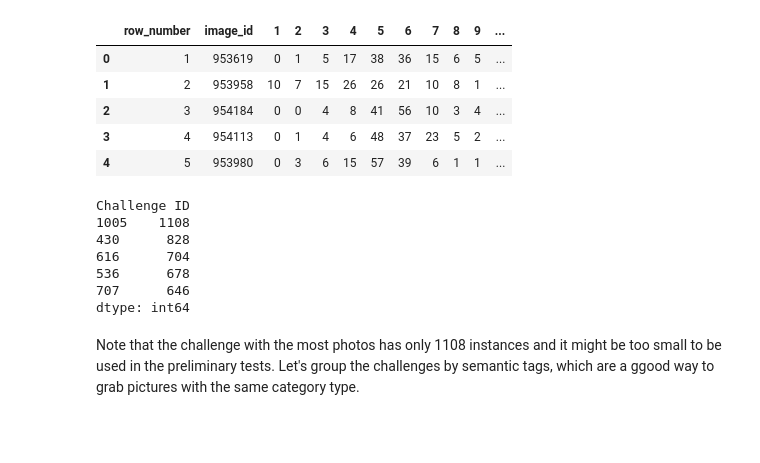
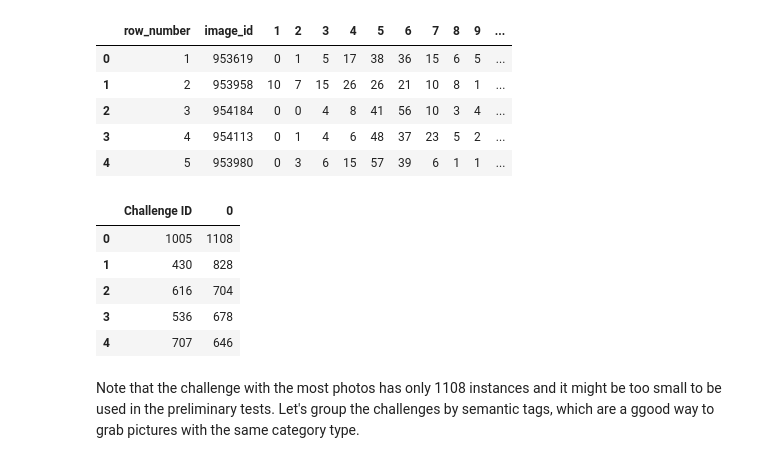
Before and after one commit to tinenbruno/aes_classifier, a Jupyter notebook: jupyter_notebooks/AVA Dataset Notebook.ipynb, the cells around one changed output. Saved outputs shown, nothing was run; the diff lists cells and outputs as text; code cells hidden in the pictures; blank space fills up the shorter version.

```diff
--- a/jupyter_notebooks/AVA Dataset Notebook.ipynb
+++ b/jupyter_notebooks/AVA Dataset Notebook.ipynb
@@ -57,15 +56,14 @@ ava_dataset.head()
 | 4 | 5 | 953980 | 0 | 3 | 6 | 15 | 57 | 39 | 6 | 1 | 1 | ... |
 # %%
 ava_challenge_counts = ava_dataset.groupby(["Challenge ID"]).size()
-ava_challenge_counts.sort_values(ascending=False).head()
+ava_challenge_counts.sort_values(ascending=False).head().reset_index()
 # %% [output]
-Challenge ID
-1005    1108
-430      828
-616      704
-536      678
-707      646
-dtype: int64
+|  | Challenge ID | 0 |
+| 0 | 1005 | 1108 |
+| 1 | 430 | 828 |
+| 2 | 616 | 704 |
+| 3 | 536 | 678 |
+| 4 | 707 | 646 |
 # %% [markdown]
 Note that the challenge with the most photos has only 1108 instances and it might be too small to be used in the preliminary tests. Let's group the challenges by semantic tags, which are a ggood way to grab pictures with the same category type.
 # %%
```
Also changed, not shown: parts of 11 cells of this notebook, 2 other files.
